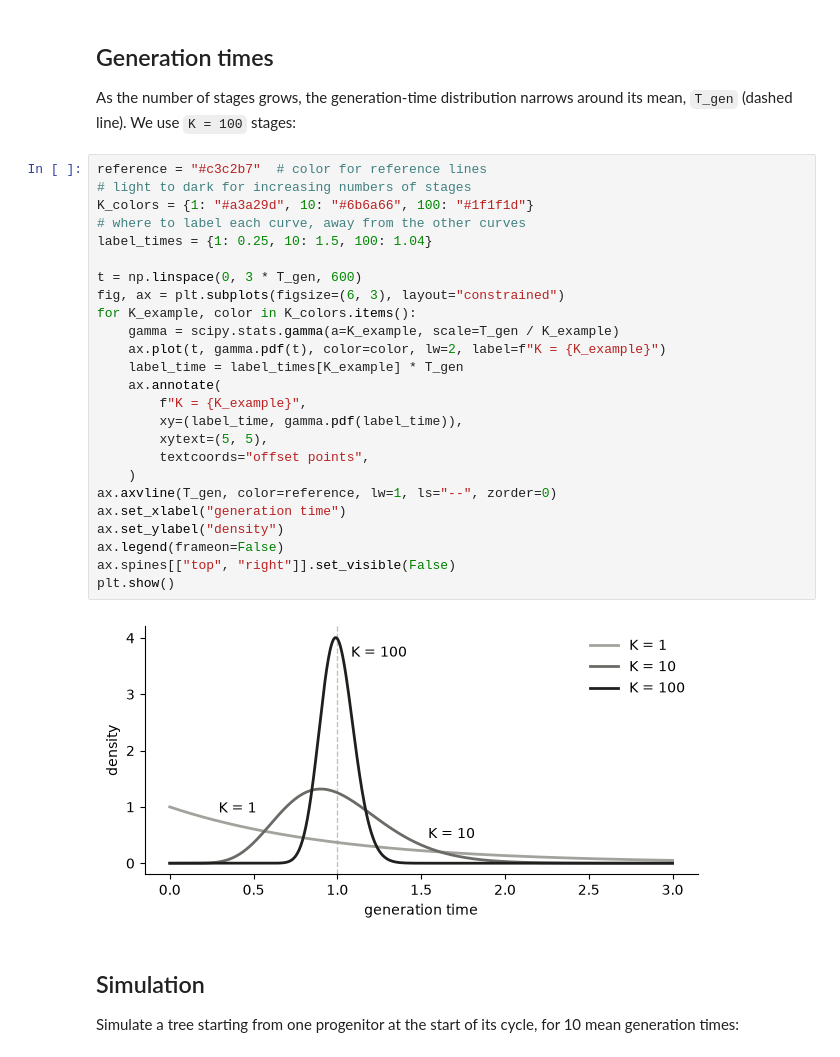
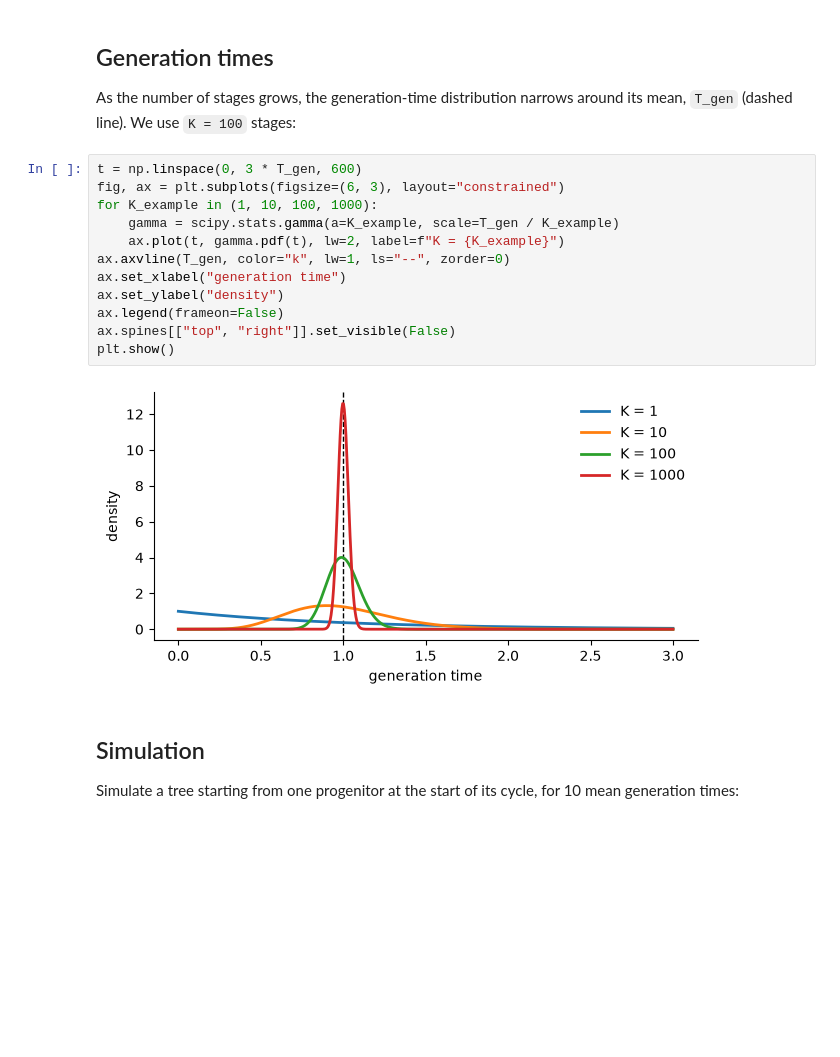
Before and after one commit to dewitt-lab/BDMS, a Jupyter notebook: docs/notebooks/hierarchical_states.ipynb, the cells around one changed output. Cells and saved outputs as stored; diff of their text form; blank space fills up the shorter version.

```diff
--- a/docs/notebooks/hierarchical_states.ipynb
+++ b/docs/notebooks/hierarchical_states.ipynb
@@ -81,32 +81,19 @@ mutator = bdms.mutators.DiscreteMutator(states, transition_matrix)
 As the number of stages grows, the generation-time distribution narrows around its mean, `T_gen` (dashed line).
 We use `K = 100` stages:
 # %%
-reference = "#c3c2b7"  # color for reference lines
-# light to dark for increasing numbers of stages
-K_colors = {1: "#a3a29d", 10: "#6b6a66", 100: "#1f1f1d"}
-# where to label each curve, away from the other curves
-label_times = {1: 0.25, 10: 1.5, 100: 1.04}
-
 t = np.linspace(0, 3 * T_gen, 600)
 fig, ax = plt.subplots(figsize=(6, 3), layout="constrained")
-for K_example, color in K_colors.items():
+for K_example in (1, 10, 100, 1000):
     gamma = scipy.stats.gamma(a=K_example, scale=T_gen / K_example)
-    ax.plot(t, gamma.pdf(t), color=color, lw=2, label=f"K = {K_example}")
-    label_time = label_times[K_example] * T_gen
-    ax.annotate(
-        f"K = {K_example}",
-        xy=(label_time, gamma.pdf(label_time)),
-        xytext=(5, 5),
-        textcoords="offset points",
-    )
-ax.axvline(T_gen, color=reference, lw=1, ls="--", zorder=0)
+    ax.plot(t, gamma.pdf(t), lw=2, label=f"K = {K_example}")
+ax.axvline(T_gen, color="k", lw=1, ls="--", zorder=0)
 ax.set_xlabel("generation time")
 ax.set_ylabel("density")
 ax.legend(frameon=False)
 ax.spines[["top", "right"]].set_visible(False)
 plt.show()
 # %% [output]
-[figure, old version]
+[figure, new version]
 # %% [markdown]
 ## Simulation
 
```
Also changed, not shown: parts of 1 cell of this notebook.
